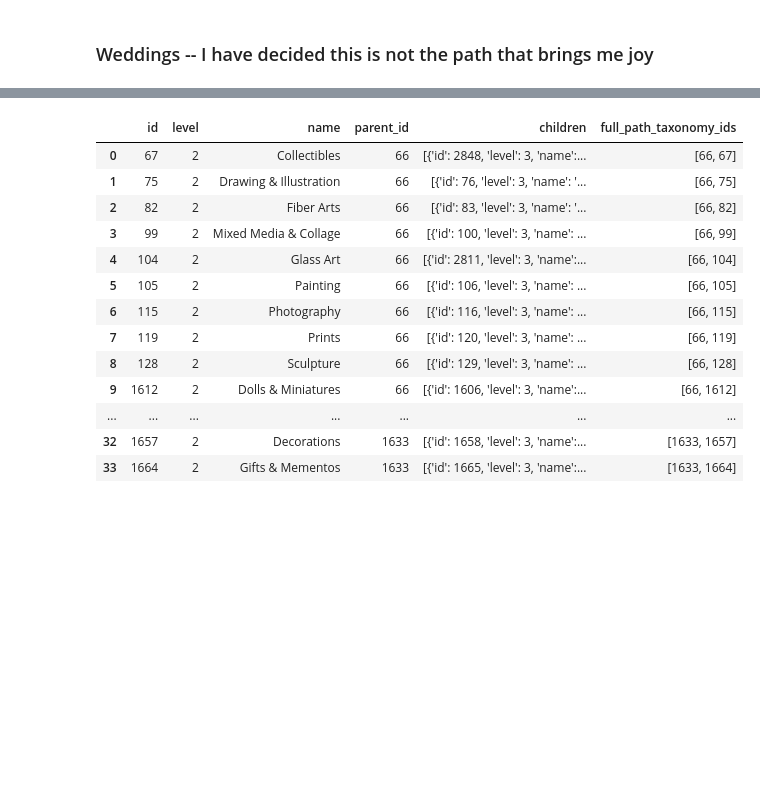
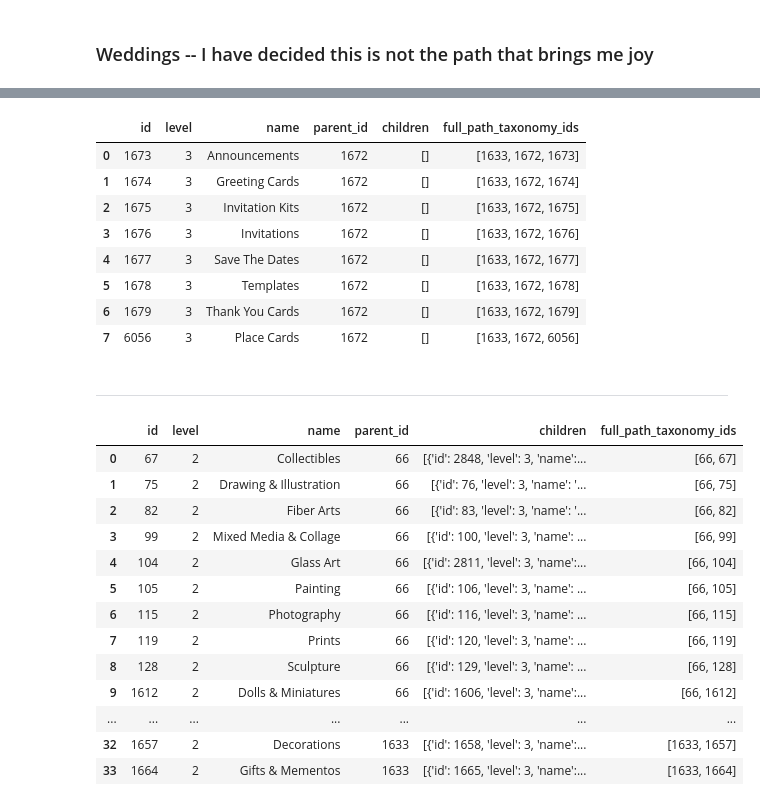
Before and after one commit to Megan1034/ETSY-CAPSTONE, a Jupyter notebook: ETSY Notebook/Seller_taxonomy.ipynb, the cells around one changed output, grey strips where cells are left out. Drawn from its saved outputs; the diff is of its cells as text; code cells hidden in the pictures; blank space fills up the shorter version.

```diff
--- a/ETSY Notebook/Seller_taxonomy.ipynb
+++ b/ETSY Notebook/Seller_taxonomy.ipynb
@@ -323,3 +447,25 @@ deeper_paper_flat2
+# %%
+deeper_wed_InP = wedding_invite_paper['children']
+
+flat_list=list()
+for sub_list in deeper_wed_InP:
+    flat_list += sub_list
+deeper_InP = flat_list
+
+wed_InP = pd.json_normalize(deeper_InP)
+wed_InP
+# %% [output]
+|  | id | level | name | parent_id | children | full_path_taxonomy_ids |
+| 0 | 1673 | 3 | Announcements | 1672 | [] | [1633, 1672, 1673] |
+| 1 | 1674 | 3 | Greeting Cards | 1672 | [] | [1633, 1672, 1674] |
+| 2 | 1675 | 3 | Invitation Kits | 1672 | [] | [1633, 1672, 1675] |
+| 3 | 1676 | 3 | Invitations | 1672 | [] | [1633, 1672, 1676] |
+| 4 | 1677 | 3 | Save The Dates | 1672 | [] | [1633, 1672, 1677] |
+| 5 | 1678 | 3 | Templates | 1672 | [] | [1633, 1672, 1678] |
+| 6 | 1679 | 3 | Thank You Cards | 1672 | [] | [1633, 1672, 1679] |
+| 7 | 6056 | 3 | Place Cards | 1672 | [] | [1633, 1672, 6056] |
+# %% [markdown]
+--------------------------------
 # %%
 children_col = spec_rows['children']
 
```
Also changed, not shown: parts of 14 cells of this notebook.
